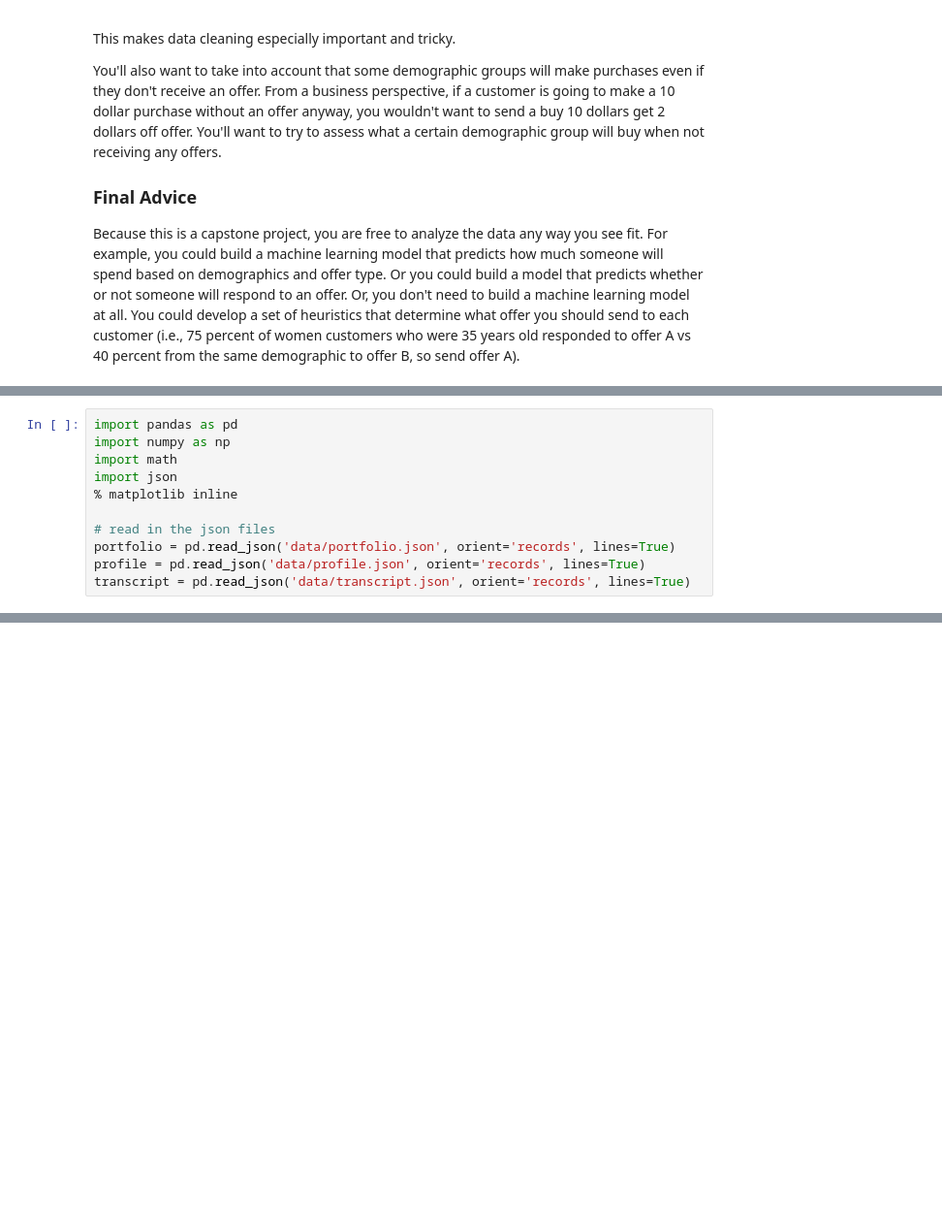
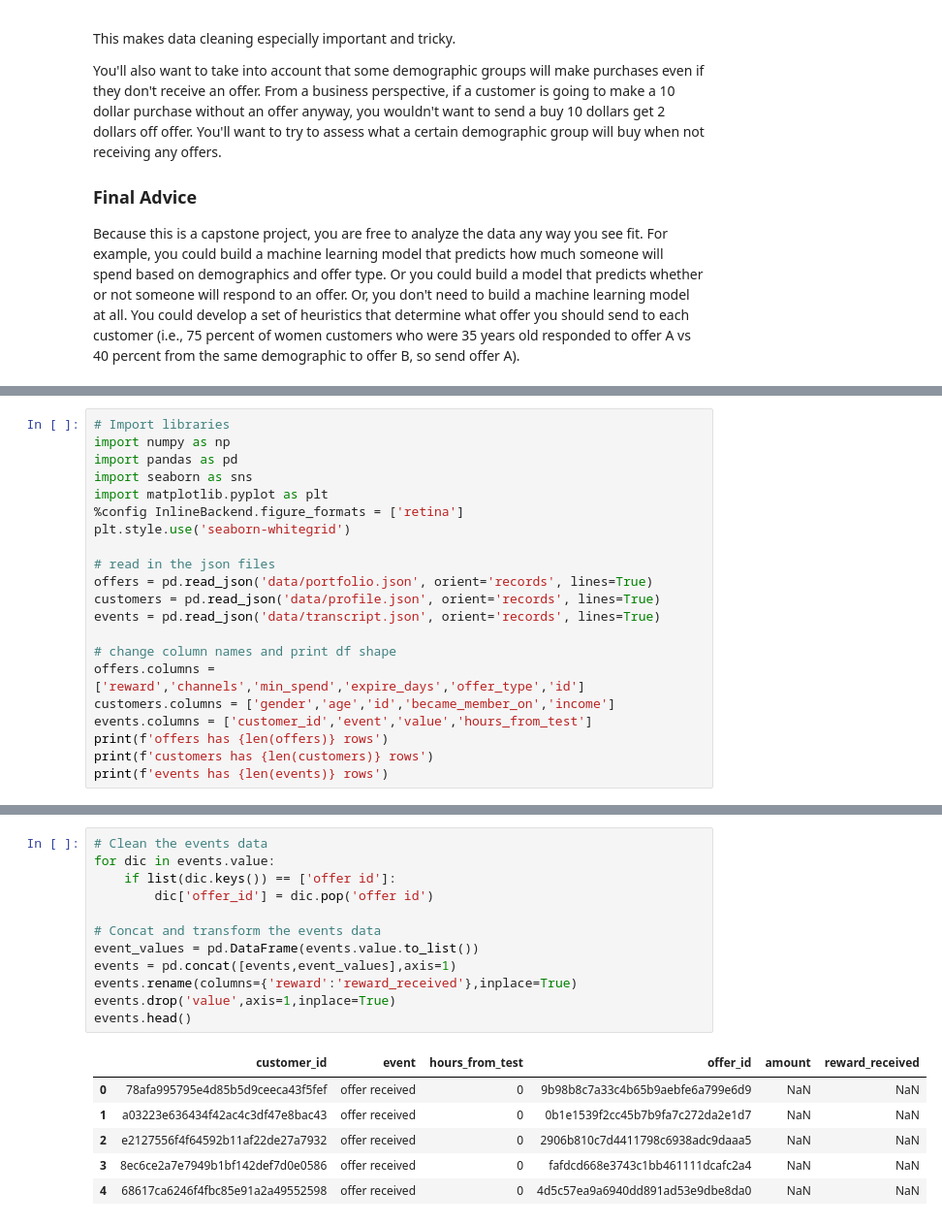
Before and after one commit to kevingao1136/Udacity_DataScience_Nanodegree, a Jupyter notebook: starbucks_capstone/Starbucks_Capstone_notebook.ipynb, the cells around one changed output, grey strips where cells are left out. Shown at 97% size. Saved outputs shown, nothing was run; the diff lists cells and outputs as text; blank space fills up the shorter version.

```diff
--- a/starbucks_capstone/Starbucks_Capstone_notebook.ipynb
+++ b/starbucks_capstone/Starbucks_Capstone_notebook.ipynb
@@ -76,11 +64,21 @@ Finally, when you enter back into the notebook (use the jupyter icon again), you
 # %%
+# Import libraries
+import numpy as np
 import pandas as pd
-import numpy as np
-import math
-import json
-% matplotlib inline
+import seaborn as sns
+import matplotlib.pyplot as plt
+%config InlineBackend.figure_formats = ['retina']
+plt.style.use('seaborn-whitegrid')
 
 # read in the json files
-portfolio = pd.read_json('data/portfolio.json', orient='records', lines=True)
-profile = pd.read_json('data/profile.json', orient='records', lines=True)
-transcript = pd.read_json('data/transcript.json', orient='records', lines=True)
+offers = pd.read_json('data/portfolio.json', orient='records', lines=True)
+customers = pd.read_json('data/profile.json', orient='records', lines=True)
+events = pd.read_json('data/transcript.json', orient='records', lines=True)
+
+# change column names and print df shape
+offers.columns = ['reward','channels','min_spend','expire_days','offer_type','id']
+customers.columns = ['gender','age','id','became_member_on','income']
+events.columns = ['customer_id','event','value','hours_from_test']
+print(f'offers has {len(offers)} rows')
+print(f'customers has {len(customers)} rows')
+print(f'events has {len(events)} rows')
@@ -134,0 +94,19 @@ transcript.head()
+# %%
+# Clean the events data
+for dic in events.value:
+    if list(dic.keys()) == ['offer id']:
+        dic['offer_id'] = dic.pop('offer id')
+
+# Concat and transform the events data
+event_values = pd.DataFrame(events.value.to_list())
+events = pd.concat([events,event_values],axis=1)
+events.rename(columns={'reward':'reward_received'},inplace=True)
+events.drop('value',axis=1,inplace=True)
+events.head()
+# %% [output]
+|  | customer_id | event | hours_from_test | offer_id | amount | reward_received |
+| 0 | 78afa995795e4d85b5d9ceeca43f5fef | offer received | 0 | 9b98b8c7a33c4b65b9aebfe6a799e6d9 | NaN | NaN |
+| 1 | a03223e636434f42ac4c3df47e8bac43 | offer received | 0 | 0b1e1539f2cc45b7b9fa7c272da2e1d7 | NaN | NaN |
+| 2 | e2127556f4f64592b11af22de27a7932 | offer received | 0 | 2906b810c7d4411798c6938adc9daaa5 | NaN | NaN |
+| 3 | 8ec6ce2a7e7949b1bf142def7d0e0586 | offer received | 0 | fafdcd668e3743c1bb461111dcafc2a4 | NaN | NaN |
+| 4 | 68617ca6246f4fbc85e91a2a49552598 | offer received | 0 | 4d5c57ea9a6940dd891ad53e9dbe8da0 | NaN | NaN |
```
Also changed, not shown: parts of 19 cells of this notebook.
